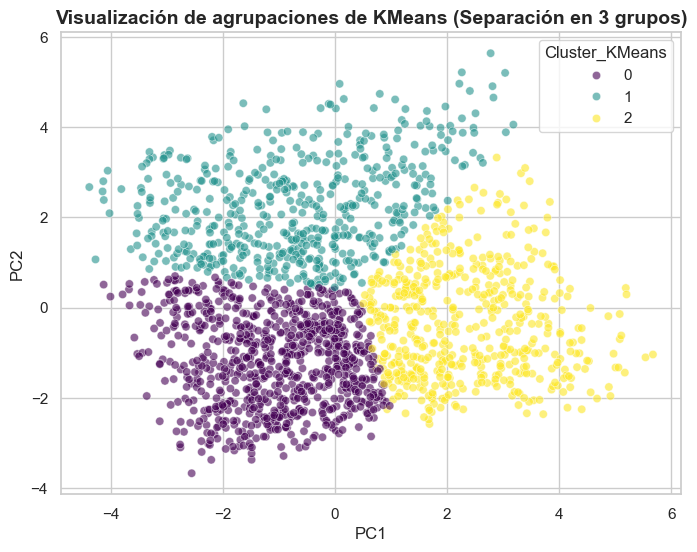
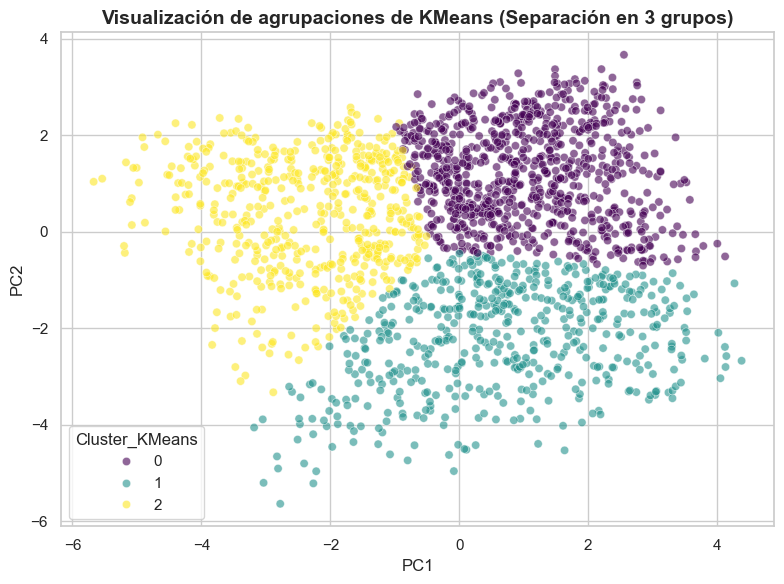
Unified diff of the notebook cell whose output changed from the first chart to the second:
--- before
+++ after
@@ -1,2 +1,5 @@
+from pathlib import Path
+
+
 # Supongamos que el codo indica que agrupar en 3 tribus tiene sentido (puedes ajustar este número si el gráfico muestra otro codo claro)
 k_optimo = 3
@@ -10,3 +13,19 @@
 sns.scatterplot(data=df_pca, x='PC1', y='PC2', hue='Cluster_KMeans', palette='viridis', alpha=0.6)
 plt.title(f'Visualización de agrupaciones de KMeans (Separación en {k_optimo} grupos)', fontweight='bold', fontsize=14)
+
+# Guardar el gráfico en results/plots (raíz del proyecto, no importa el CWD del notebook)
+cwd = Path.cwd().resolve()
+project_root = None
+for p in [cwd, *cwd.parents]:
+    if (p / 'requirements.txt').exists():
+        project_root = p
+        break
+if project_root is None:
+    project_root = cwd
+
+output_dir = project_root / 'results' / 'plots'
+output_dir.mkdir(parents=True, exist_ok=True)
+output_path = output_dir / f'kmeans_pca_clusters_k{k_optimo}.png'
+plt.tight_layout()
+plt.savefig(output_path, dpi=150, bbox_inches='tight')
 plt.show()

Commit: --arreglado graficos que no se guardaban localmente, cambios en el grafico de features